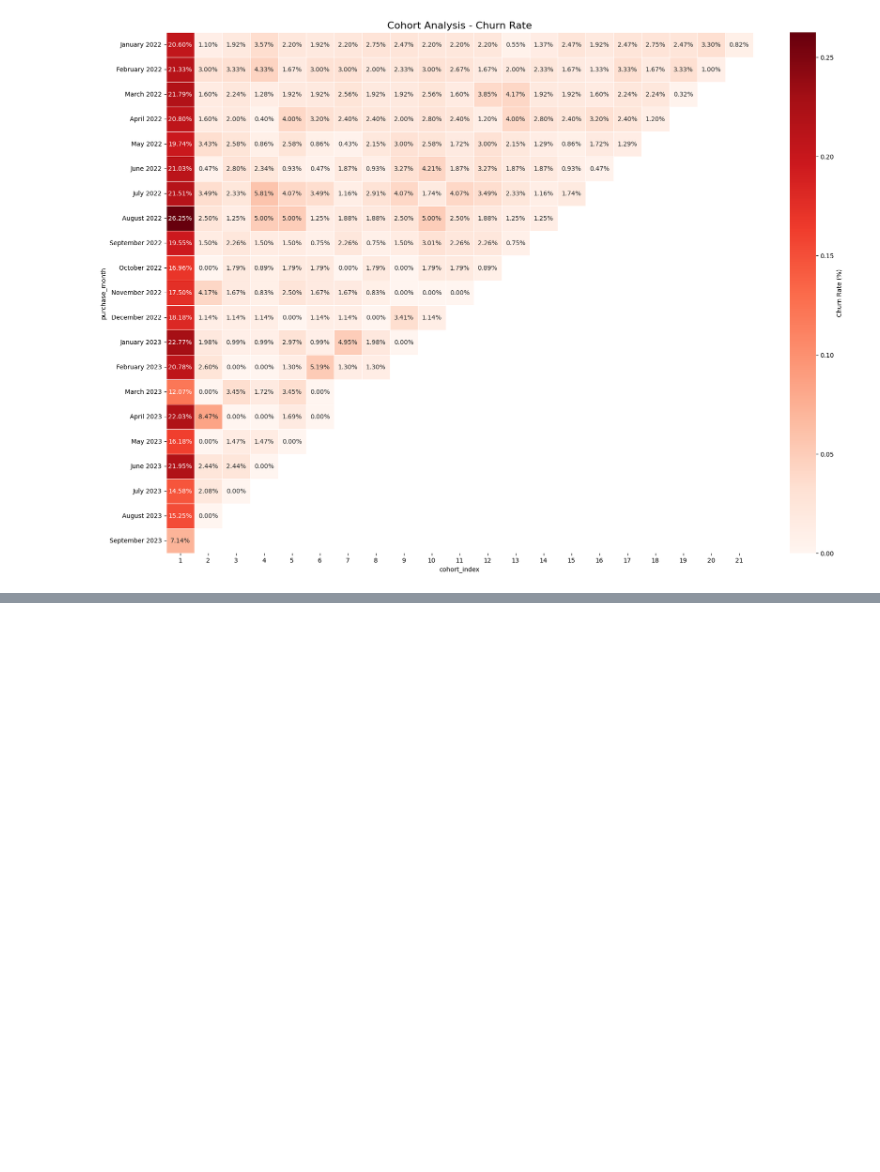
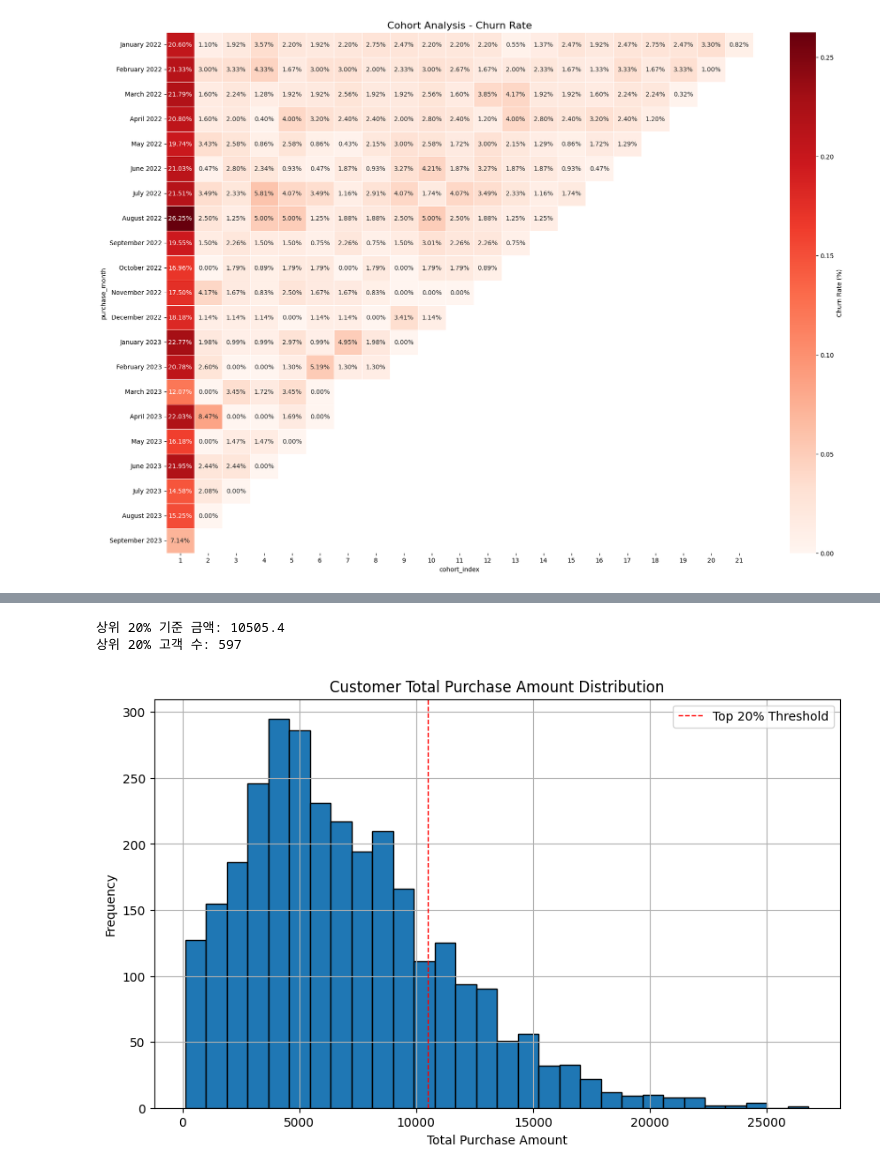
Before and after one commit to HyunsungRyu/e-commerce_cohort, a Jupyter notebook: cohort_over2022.ipynb, the cells around one changed output, grey strips where cells are left out. Cells and saved outputs as stored; diff of their text form; code cells hidden in the pictures; blank space fills up the shorter version.

```diff
--- a/cohort_over2022.ipynb
+++ b/cohort_over2022.ipynb
@@ -358,2 +371,28 @@ plt.show()
+# %%
+customer_total_purchase = customer2022.groupby('customer_id')['total_purchase_amount'].sum()
+
+# 상위 20% 기준 금액액
+top_20_percent = customer_total_purchase.quantile(0.8)
+print("상위 20% 기준 금액:", top_20_percent)
+
+# 상위 20% 고객 추출
+high_customers = customer_total_purchase[customer_total_purchase > top_20_percent]
+print("상위 20% 고객 수:", len(high_customers))
+# %% [output]
+상위 20% 기준 금액: 10505.4
+상위 20% 고객 수: 597
+# %%
+import matplotlib.pyplot as plt
+
+plt.figure(figsize=(10, 6))
+customer_total_purchase.hist(bins=30, edgecolor='k')
+plt.axvline(top_20_percent, color='red', linestyle='dashed', linewidth=1, label='Top 20% Threshold')
+plt.title('Customer Total Purchase Amount Distribution')
+plt.xlabel('Total Purchase Amount')
+plt.ylabel('Frequency')
+plt.legend()
+plt.show()
+# %% [output]
+[figure, added]
 # %%
 # 연령대별 이탈율 분석
```
Also changed, not shown: parts of 23 cells of this notebook.
